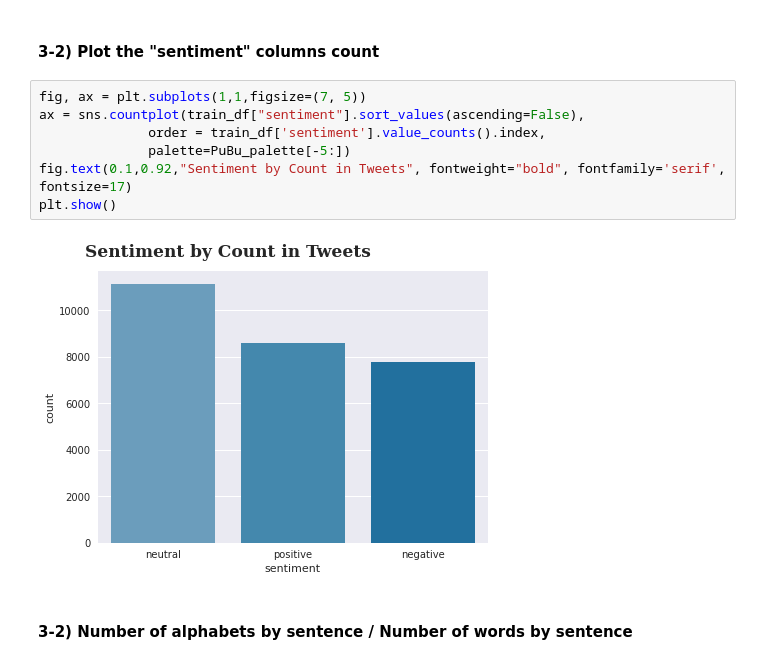
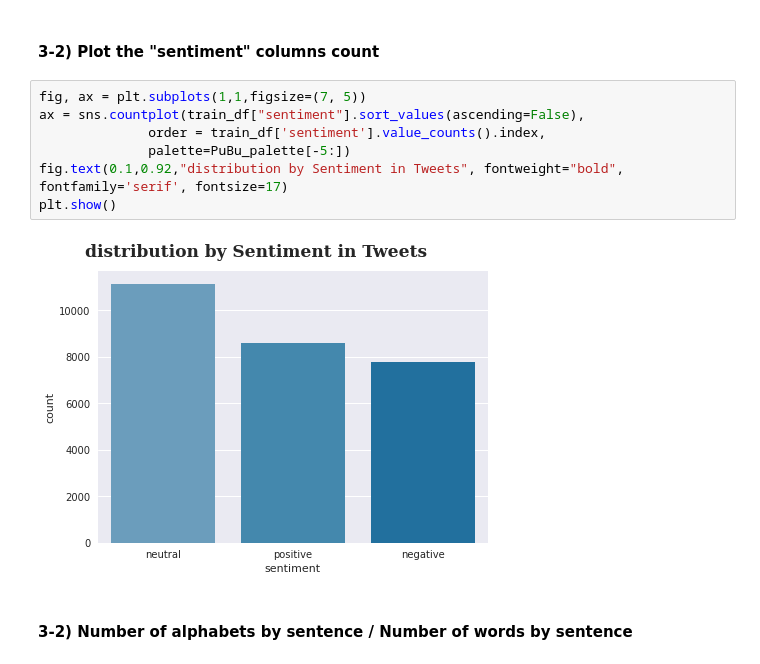
Before and after one commit to jerife/Kaggle, a Jupyter notebook: 09 Tweet Sentiment Extraction.ipynb, the cells around one changed output. Saved outputs shown, nothing was run; the diff lists cells and outputs as text.

```diff
--- a/09 Tweet Sentiment Extraction.ipynb
+++ b/09 Tweet Sentiment Extraction.ipynb
@@ -120,12 +146,12 @@ pd.DataFrame(test_df.isnull().sum(), columns=["Test Null Count"])
 # %%
 fig, ax = plt.subplots(1,1,figsize=(7, 5))
 ax = sns.countplot(train_df["sentiment"].sort_values(ascending=False),
               order = train_df['sentiment'].value_counts().index,
               palette=PuBu_palette[-5:])
-fig.text(0.1,0.92,"Sentiment by Count in Tweets", fontweight="bold", fontfamily='serif', fontsize=17)
+fig.text(0.1,0.92,"distribution by Sentiment in Tweets", fontweight="bold", fontfamily='serif', fontsize=17)
 plt.show()
 # %% [output]
-[figure, old version]
+[figure, new version]
 # %% [markdown]
 #### 3-2) Number of alphabets by sentence / Number of words by sentence
 # %%
```
Also changed, not shown: parts of 16 cells of this notebook.
